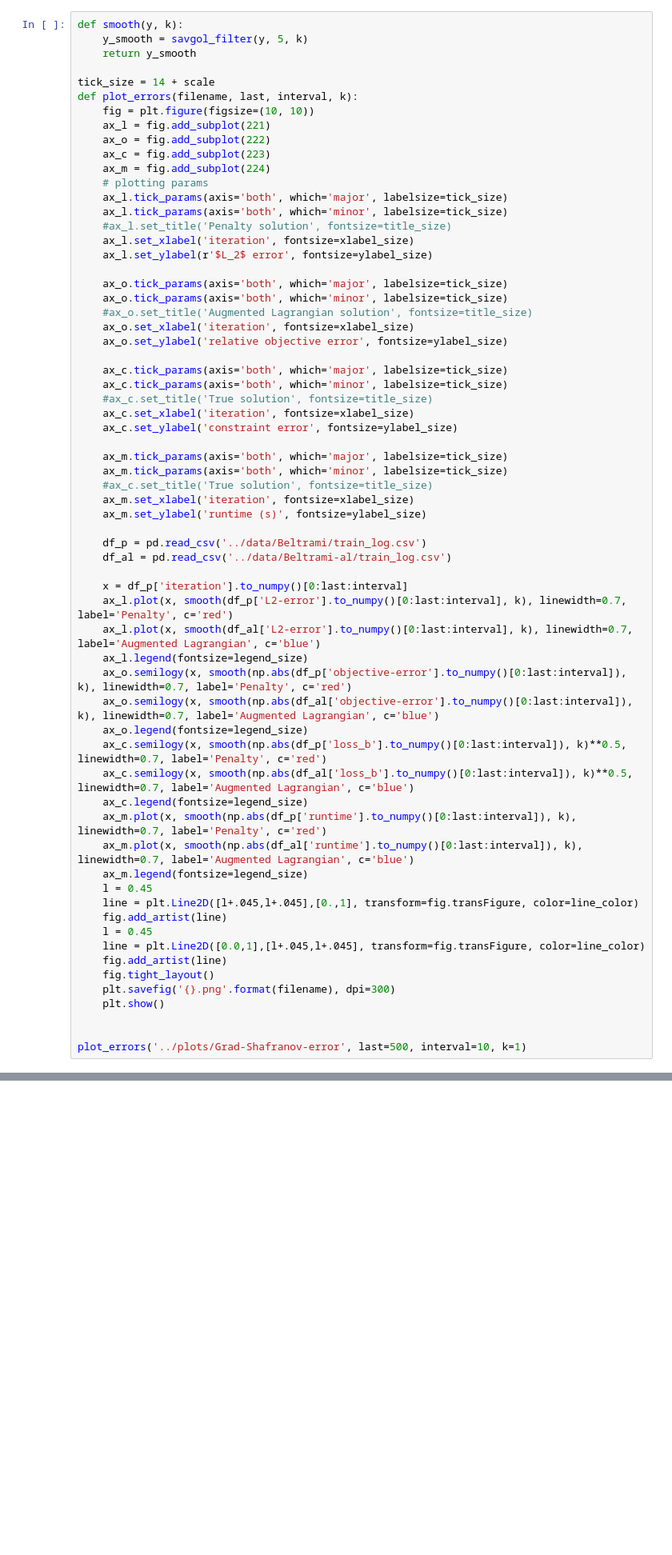
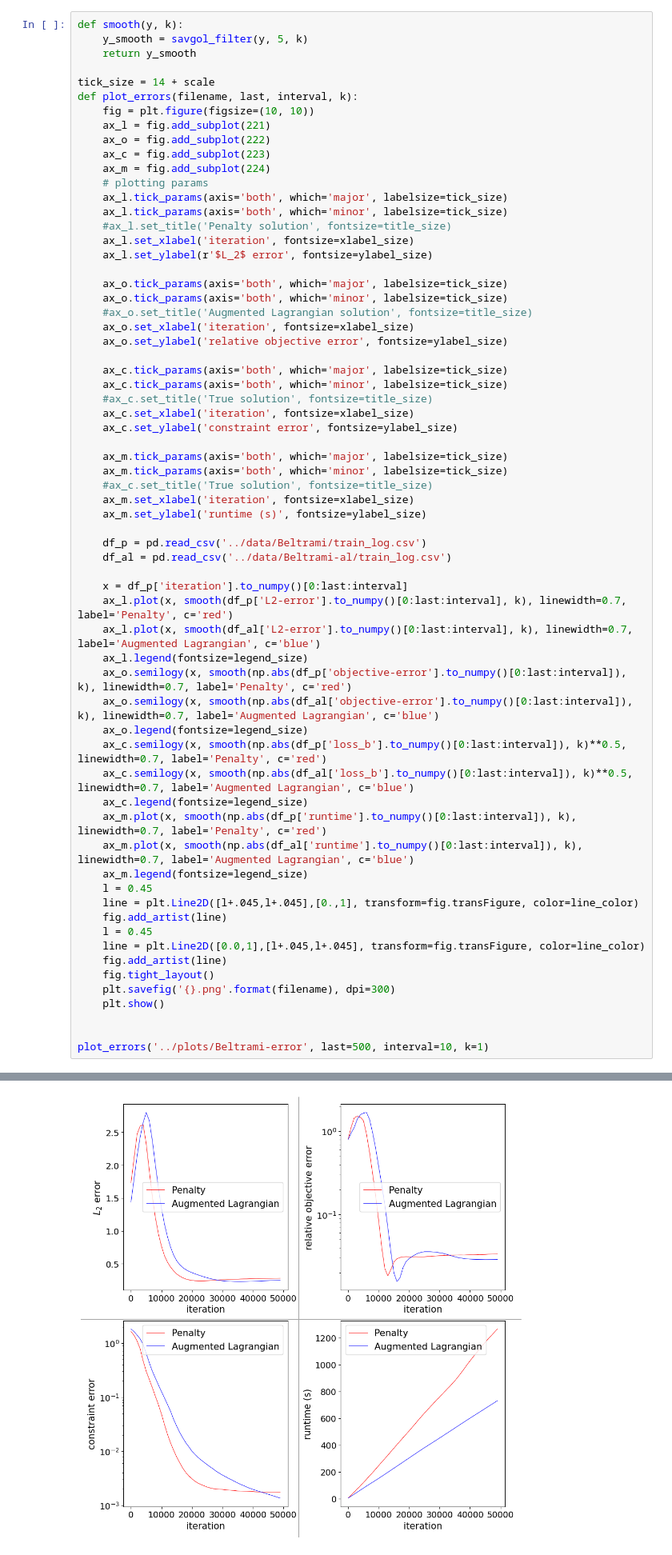
Before and after one commit to pinakm9/var-al, a Jupyter notebook: plotters/Beltrami.ipynb, the cells around one changed output, grey strips where cells are left out. Shown: that part at 80% size. Drawn from its saved outputs; the diff is of its cells as text; blank space fills up the shorter version.

```diff
--- a/plotters/Beltrami.ipynb
+++ b/plotters/Beltrami.ipynb
@@ -244,5 +245,5 @@ def plot_errors(filename, last, interval, k):
     plt.show()
 
 
-plot_errors('../plots/Grad-Shafranov-error', last=500, interval=10, k=1)
+plot_errors('../plots/Beltrami-error', last=500, interval=10, k=1)
 # %% [output]
@@ -250,0 +250 @@ plot_errors('../plots/Grad-Shafranov-error', last=500, interval=10, k=1)
+[figure, added]
```
Also changed, not shown: parts of 3 cells of this notebook, 6 other files.
